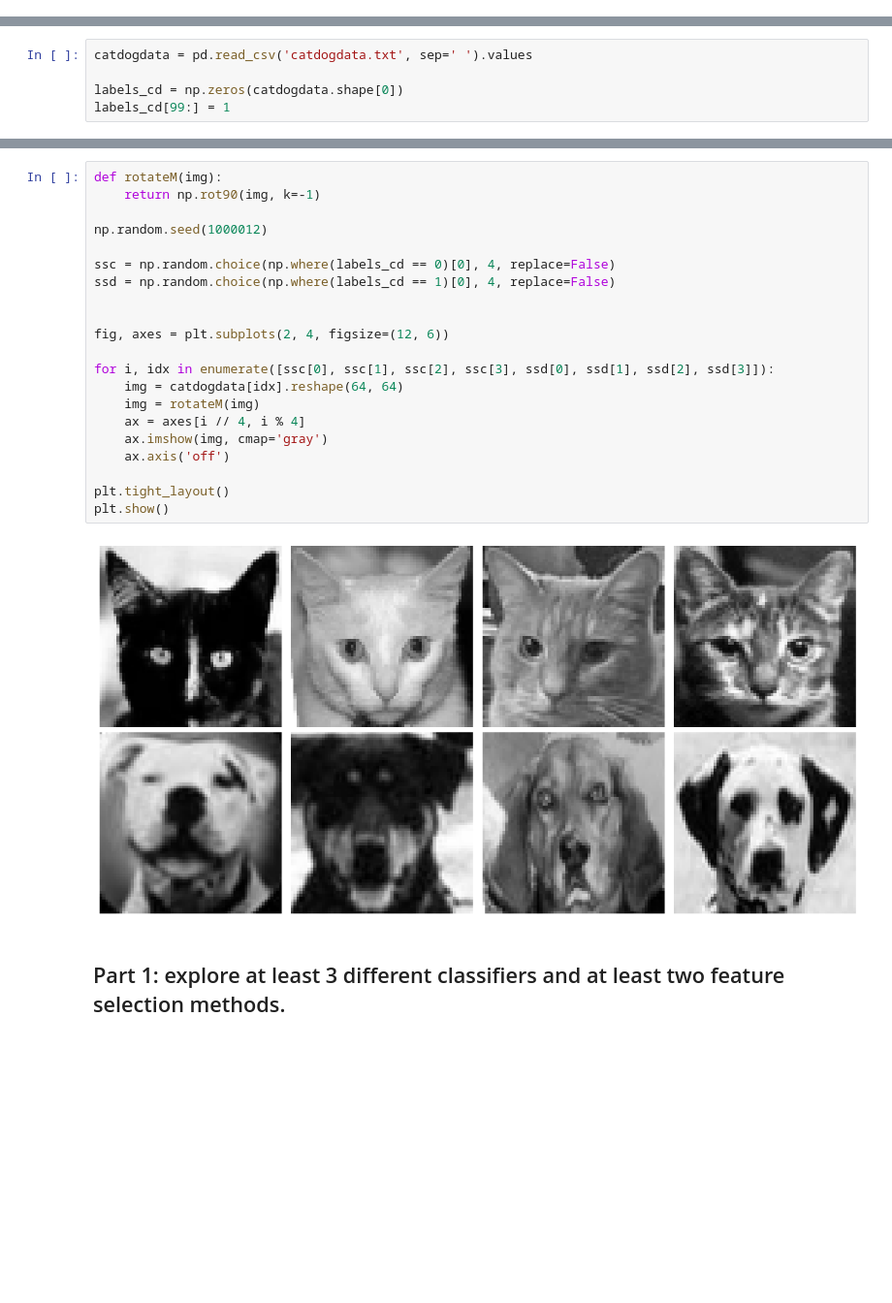
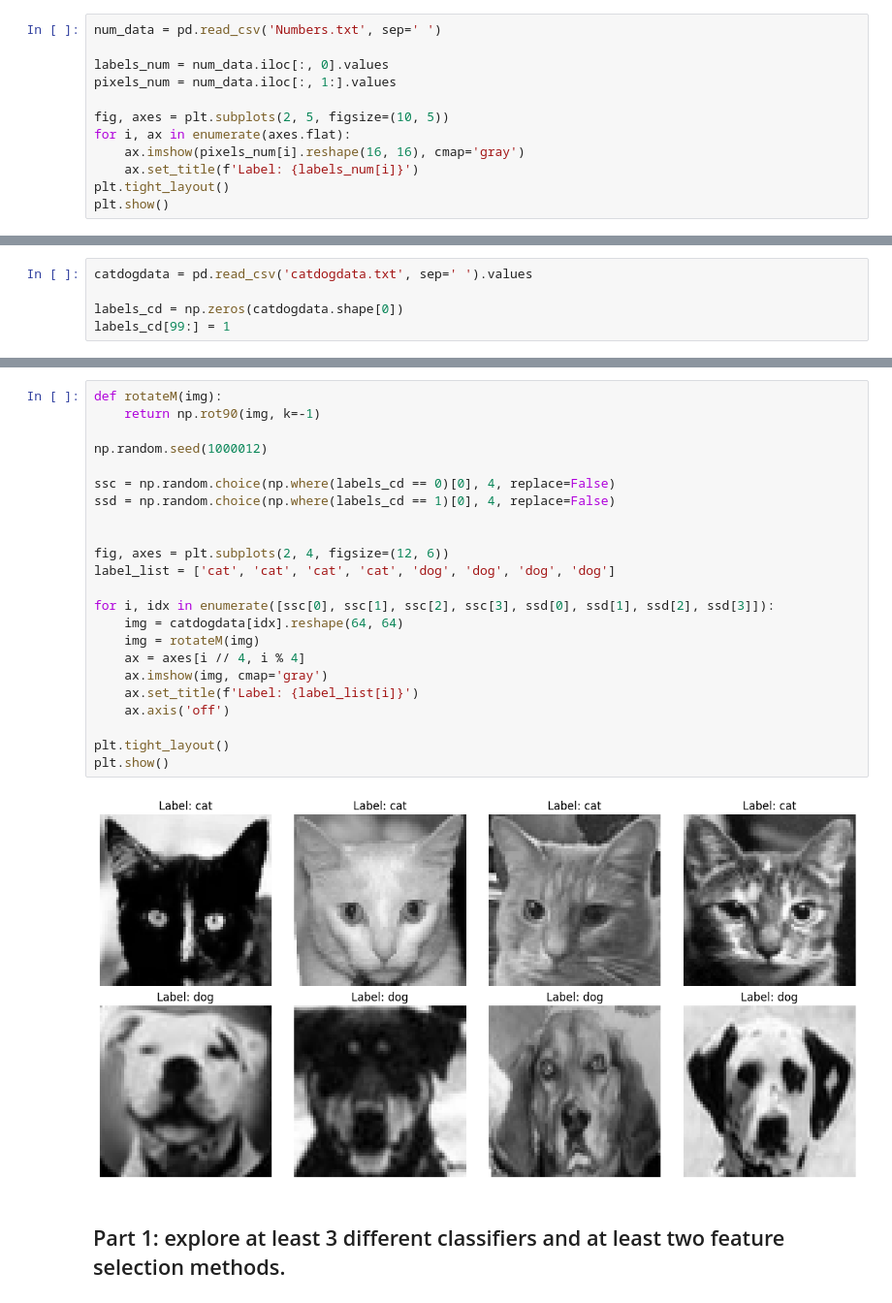
Before and after one commit to CAIYIAHUAI/MVE441, a Jupyter notebook: Min/Project 2/MVE441_2_ym.ipynb, the cells around one changed output, grey strips where cells are left out. Shown at 97% size. Drawn from its saved outputs; the diff is of its cells as text; blank space fills up the shorter version.

```diff
--- a/Min/Project 2/MVE441_2_ym.ipynb
+++ b/Min/Project 2/MVE441_2_ym.ipynb
@@ -16,3 +19,15 @@ from collections import Counter
 from sklearn.decomposition import PCA
 # %% [markdown]
 ### Import MNIST data set
+# %%
+num_data = pd.read_csv('Numbers.txt', sep=' ')
+
+labels_num = num_data.iloc[:, 0].values
+pixels_num = num_data.iloc[:, 1:].values
+
+fig, axes = plt.subplots(2, 5, figsize=(10, 5))
+for i, ax in enumerate(axes.flat):
+    ax.imshow(pixels_num[i].reshape(16, 16), cmap='gray')
+    ax.set_title(f'Label: {labels_num[i]}')
+plt.tight_layout()
+plt.show()
@@ -26,25 +108,27 @@ labels_cd[99:] = 1
 # %%
 def rotateM(img):
     return np.rot90(img, k=-1)
 
 np.random.seed(1000012)
 
 ssc = np.random.choice(np.where(labels_cd == 0)[0], 4, replace=False)
 ssd = np.random.choice(np.where(labels_cd == 1)[0], 4, replace=False)
 
 
 fig, axes = plt.subplots(2, 4, figsize=(12, 6))
+label_list = ['cat', 'cat', 'cat', 'cat', 'dog', 'dog', 'dog', 'dog']
 
 for i, idx in enumerate([ssc[0], ssc[1], ssc[2], ssc[3], ssd[0], ssd[1], ssd[2], ssd[3]]):
     img = catdogdata[idx].reshape(64, 64)
     img = rotateM(img)
     ax = axes[i // 4, i % 4]
     ax.imshow(img, cmap='gray')
+    ax.set_title(f'Label: {label_list[i]}')
     ax.axis('off')
 
 plt.tight_layout()
 plt.show()
 # %% [output]
-[figure, old version]
+[figure, new version]
 # %% [markdown]
 ## Part 1: explore at least 3 different classifiers and at least two feature selection methods.
```
Also changed, not shown: parts of 23 cells of this notebook.
